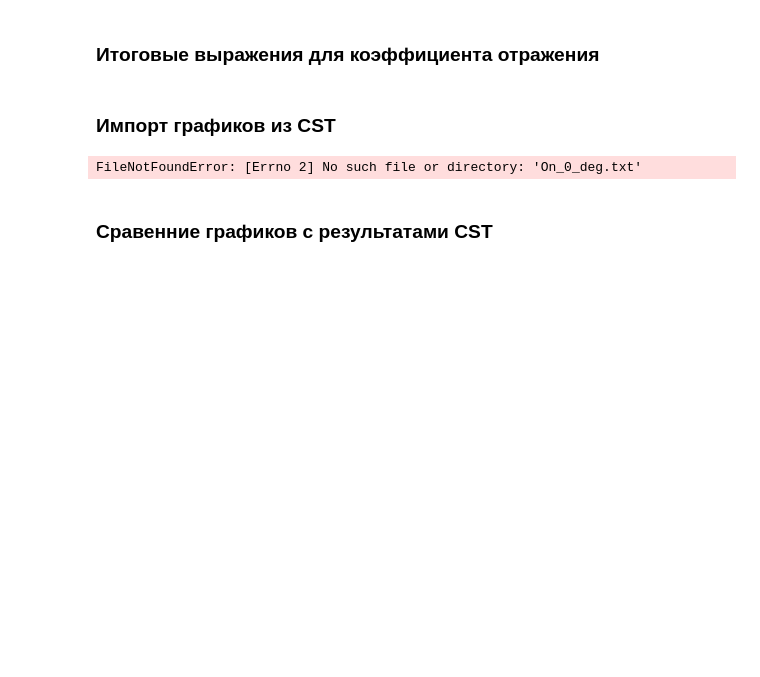
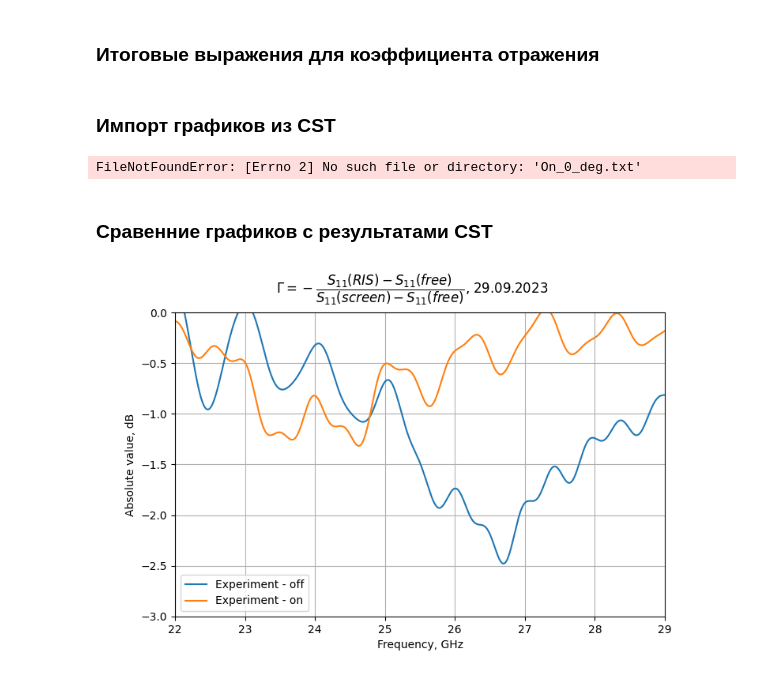
Before and after one commit to isvoropaev02/post_processing_RIS, a Jupyter notebook: 29sept/S11_29sept.ipynb, the cells around one changed output. Saved outputs shown, nothing was run; the diff lists cells and outputs as text; code cells hidden in the pictures; blank space fills up the shorter version.

```diff
--- a/29sept/S11_29sept.ipynb
+++ b/29sept/S11_29sept.ipynb
@@ -240,26 +240,28 @@ cst_Gamma_off = reflecting_coef_off['Sz11']
 # %% [markdown]
 ### Сравенние графиков с результатами CST
 # %%
-fig4 = plt.figure(figsize=(12,4))
+fig4 = plt.figure(figsize=(8, 5))
 
 ax_1 = fig4.add_subplot(111)
 
 ax_1.plot(frequency*1e-9, 20*np.log10(Gamma_off_5V.apply(abs).to_numpy()), label='Experiment - off')
 ax_1.plot(frequency*1e-9, 20*np.log10(Gamma_on.apply(abs).to_numpy()), label='Experiment - on')
 
 # ax_1.plot(frequency*1e-9, 20*np.log10(Gamma_off.apply(abs).to_numpy()), label='No Voltage')
 # ax_1.plot(frequency*1e-9, 20*np.log10(Gamma_on.apply(abs).to_numpy()), label='Inverse voltage')
 
 # ax_1.plot(cst_freq, 20*np.log10(cst_Gamma_off.apply(abs).to_numpy()), label='CST Modeling - off')
 # ax_1.plot(cst_freq, 20*np.log10(cst_Gamma_on.apply(abs).to_numpy()), label='CST Modeling - on')
 ax_1.set_xlabel("Frequency, GHz")
 ax_1.set_ylabel("Absolute value, dB")
 ax_1.set_xlim(left=22, right=29)
 ax_1.set_ylim(bottom=-3, top=0)
 ax_1.legend()
 ax_1.grid()
 
 
-fig4.suptitle('Experiment and CST')
+fig4.suptitle(r'$\Gamma = -\dfrac{S_{11}(RIS)-S_{11}(free)}{S_{11}(screen)-S_{11}(free)}$, 29.09.2023')
 plt.show()
+# %% [output]
+[figure, added]
 # %%
```
Also changed, not shown: parts of 6 cells of this notebook, 3 other files.
